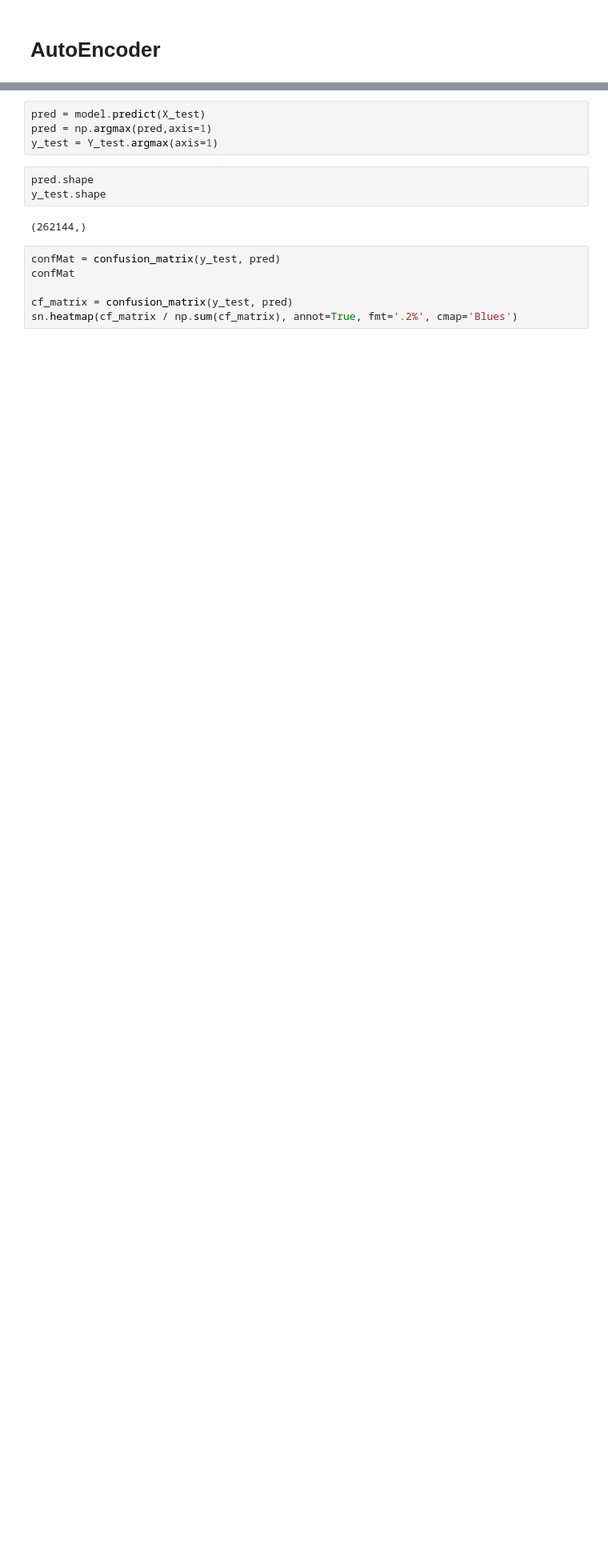
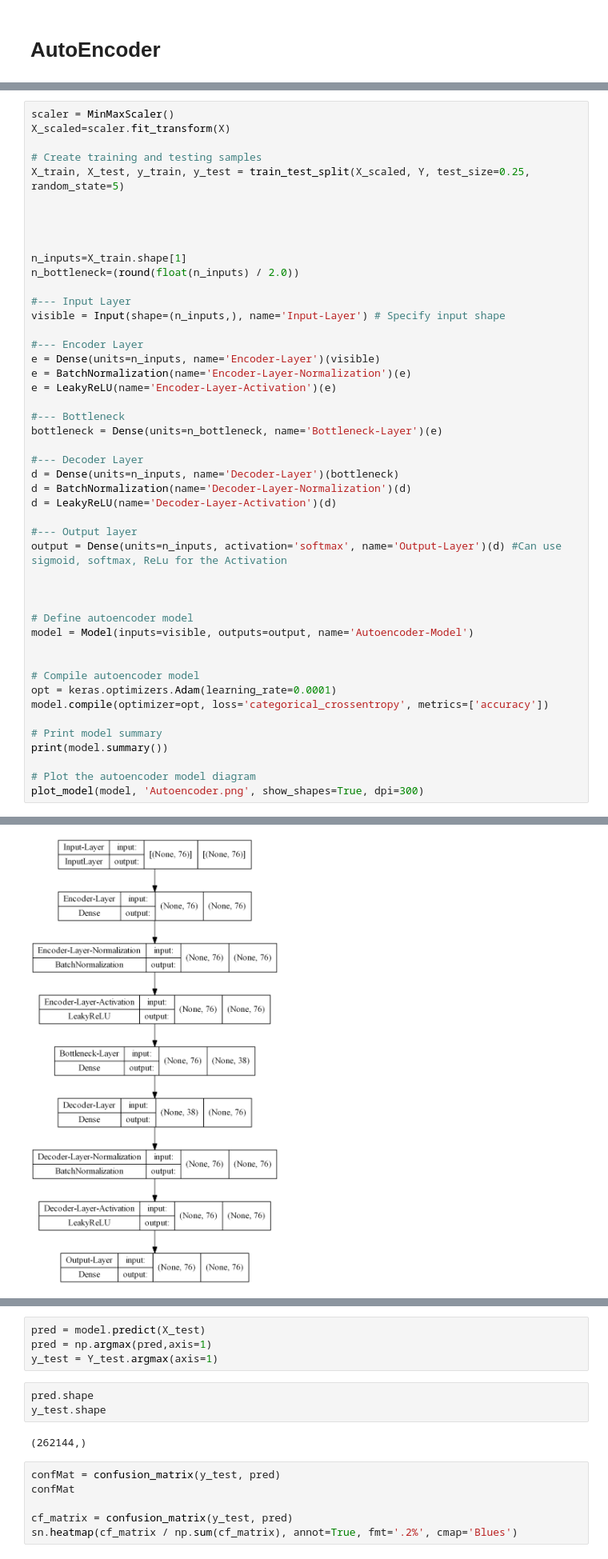
Before and after one commit to vanlalruata/DCNNBiLSTM-An-Efficient-Hybrid-Deep-Learning-Based-Intrusion-Detection-System, a Jupyter notebook: IDS-AE.ipynb, the cells around one changed output, grey strips where cells are left out. Shown: that part at 80% size. Drawn from its saved outputs; the diff is of its cells as text; blank space fills up the shorter version.

```diff
--- a/IDS-AE.ipynb
+++ b/IDS-AE.ipynb
@@ -452,0 +664,48 @@ output_layer = Dense(input_dim, activation='softmax')(encoder)
+# %%
+scaler = MinMaxScaler()
+X_scaled=scaler.fit_transform(X)
+
+# Create training and testing samples
+X_train, X_test, y_train, y_test = train_test_split(X_scaled, Y, test_size=0.25, random_state=5)
+
+
+
+
+n_inputs=X_train.shape[1]
+n_bottleneck=(round(float(n_inputs) / 2.0))
+
+#--- Input Layer
+visible = Input(shape=(n_inputs,), name='Input-Layer') # Specify input shape
+
+#--- Encoder Layer
+e = Dense(units=n_inputs, name='Encoder-Layer')(visible)
+e = BatchNormalization(name='Encoder-Layer-Normalization')(e)
+e = LeakyReLU(name='Encoder-Layer-Activation')(e)
+
+#--- Bottleneck
+bottleneck = Dense(units=n_bottleneck, name='Bottleneck-Layer')(e)
+
+#--- Decoder Layer
+d = Dense(units=n_inputs, name='Decoder-Layer')(bottleneck)
+d = BatchNormalization(name='Decoder-Layer-Normalization')(d)
+d = LeakyReLU(name='Decoder-Layer-Activation')(d)
+
+#--- Output layer
+output = Dense(units=n_inputs, activation='softmax', name='Output-Layer')(d) #Can use sigmoid, softmax, ReLu for the Activation
+
+
+
+# Define autoencoder model
+model = Model(inputs=visible, outputs=output, name='Autoencoder-Model')
+
+
+# Compile autoencoder model
+opt = keras.optimizers.Adam(learning_rate=0.0001)
+model.compile(optimizer=opt, loss='categorical_crossentropy', metrics=['accuracy'])
+
+# Print model summary
+print(model.summary())
+
+# Plot the autoencoder model diagram
+plot_model(model, 'Autoencoder.png', show_shapes=True, dpi=300)
+# %% [output]
@@ -452,0 +729 @@ output_layer = Dense(input_dim, activation='softmax')(encoder)
+[figure, added]
```
Also changed, not shown: parts of 20 cells of this notebook, 1 other file.
